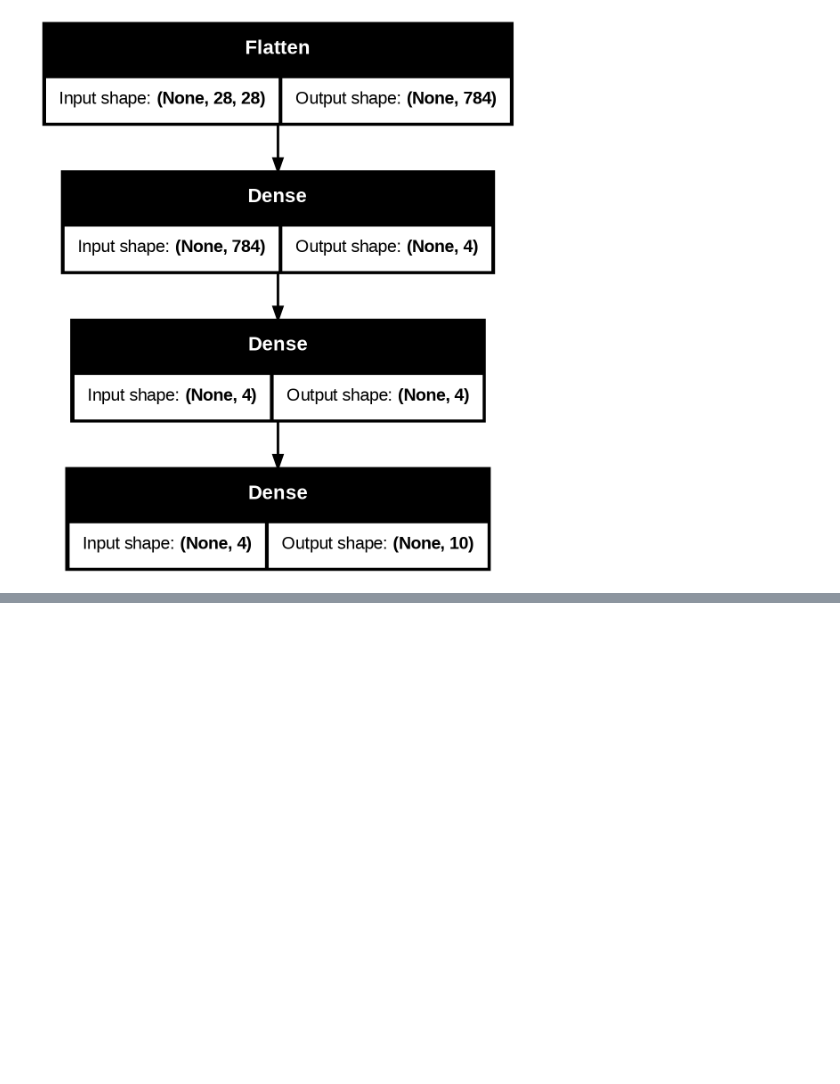
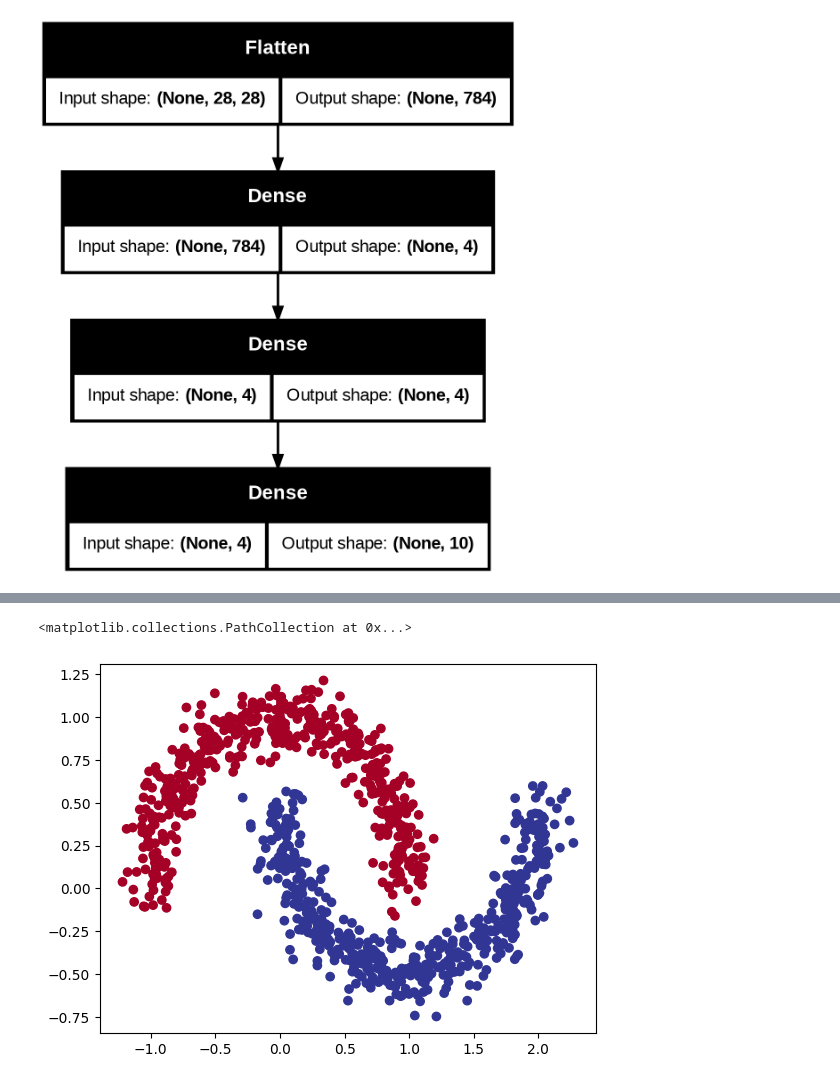
Before and after one commit to mehmetzorlu/tensowflow_bootcamp, a Jupyter notebook: 02_neural_network_classification.ipynb, the cells around one changed output, grey strips where cells are left out. Saved outputs shown, nothing was run; the diff lists cells and outputs as text; code cells hidden in the pictures; blank space fills up the shorter version.

```diff
--- a/02_neural_network_classification.ipynb
+++ b/02_neural_network_classification.ipynb
@@ -1691,0 +1741,11 @@ plot_model(model_14, show_shapes=True)
+# %%
+# 3. Create a classification dataset using Scikit-Learn's make_moons() function,
+# visualize it and then build a model to fit it at over 85% accuracy.
+from sklearn.datasets import make_moons
+
+# Make 1000 samples
+n_samples = 1000
+
+X, y = make_moons(n_samples, noise=0.1, random_state=42)
+
+X, y
@@ -1691,0 +1788,7 @@ plot_model(model_14, show_shapes=True)
+# %%
+# Visualize with a plot
+import matplotlib.pyplot as plt
+plt.scatter(X[:,0], X[:,1], c=y, cmap=plt.cm.RdYlBu)
+# %% [output]
+<matplotlib.collections.PathCollection at 0x...>
+[figure, added]
```
Also changed, not shown: parts of 69 cells of this notebook.
